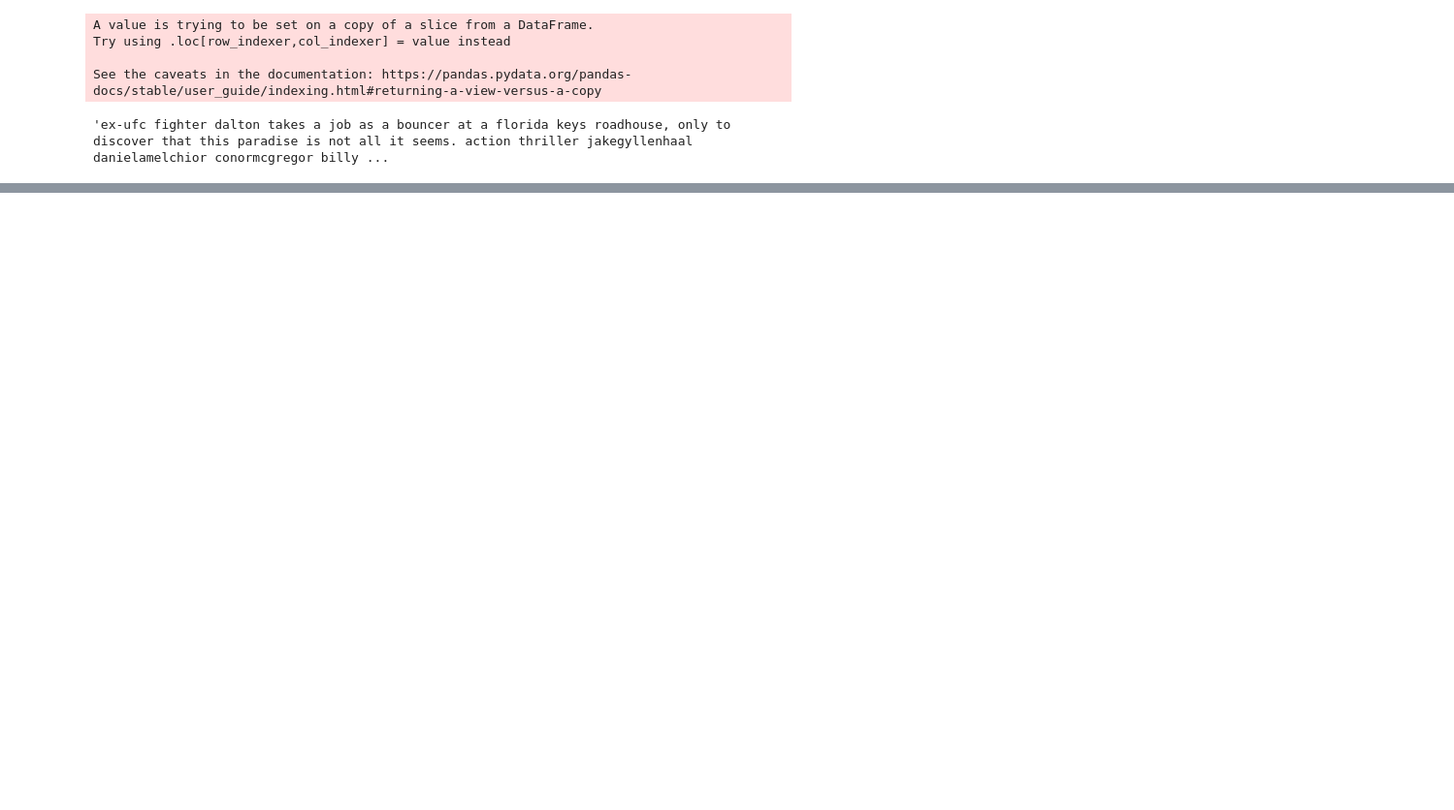
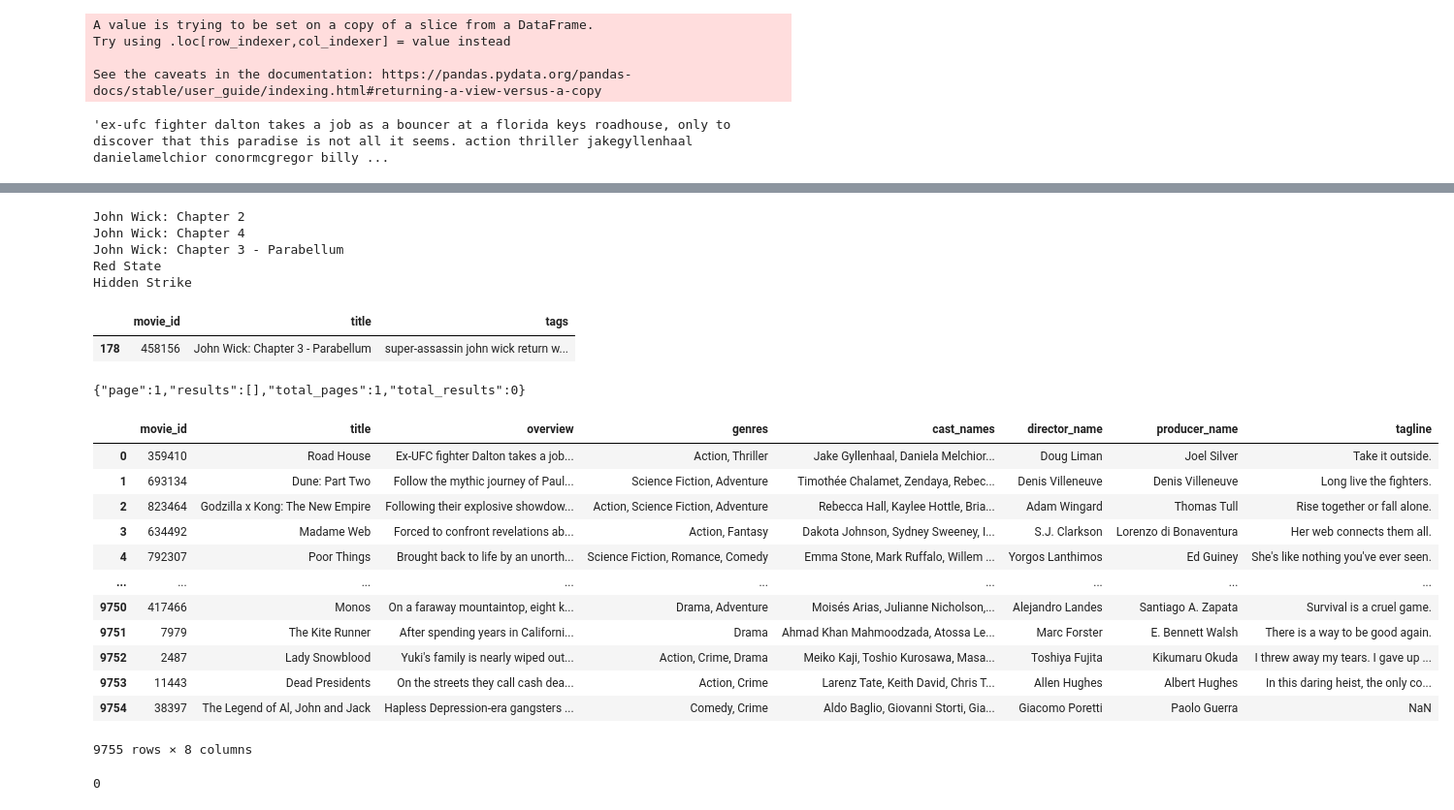
Before and after one commit to ChanderMohan27/Movie_Recommendation_And_Review_Analysis, a Jupyter notebook: experiment.ipynb, the cells around one changed output, grey strips where cells are left out. Shown at 97% size. Saved outputs shown, nothing was run; the diff lists cells and outputs as text; code cells hidden in the pictures; blank space fills up the shorter version.

Commit message:
adding recommendation pipeline

```diff
--- a/experiment.ipynb
+++ b/experiment.ipynb
@@ -621,0 +758,13 @@ cleaned_df
+# %%
+recommend("John Wick")
+# %% [output]
+John Wick: Chapter 2
+John Wick: Chapter 4
+John Wick: Chapter 3 - Parabellum
+Red State
+Hidden Strike
+# %%
+cleaned_df[cleaned_df["title"]=="John Wick: Chapter 3 - Parabellum"]
+# %% [output]
+|  | movie_id | title | tags |
+| 178 | 458156 | John Wick: Chapter 3 - Parabellum | super-assassin john wick return w... |
@@ -621,0 +793,26 @@ cleaned_df
+# %%
+a = movie.movie_detail_api()
+# %% [output]
+{"page":1,"results":[],"total_pages":1,"total_results":0}
+# %%
+df = pd.read_csv("artifacts/raw_data.csv")
+# %%
+df
+# %% [output]
+|  | movie_id | title | overview | genres | cast_names | director_name | producer_name | tagline |
+| 0 | 359410 | Road House | Ex-UFC fighter Dalton takes a job... | Action, Thriller | Jake Gyllenhaal, Daniela Melchior... | Doug Liman | Joel Silver | Take it outside. |
+| 1 | 693134 | Dune: Part Two | Follow the mythic journey of Paul... | Science Fiction, Adventure | Timothée Chalamet, Zendaya, Rebec... | Denis Villeneuve | Denis Villeneuve | Long live the fighters. |
+| 2 | 823464 | Godzilla x Kong: The New Empire | Following their explosive showdow... | Action, Science Fiction, Adventure | Rebecca Hall, Kaylee Hottle, Bria... | Adam Wingard | Thomas Tull | Rise together or fall alone. |
+| 3 | 634492 | Madame Web | Forced to confront revelations ab... | Action, Fantasy | Dakota Johnson, Sydney Sweeney, I... | S.J. Clarkson | Lorenzo di Bonaventura | Her web connects them all. |
+| 4 | 792307 | Poor Things | Brought back to life by an unorth... | Science Fiction, Romance, Comedy | Emma Stone, Mark Ruffalo, Willem ... | Yorgos Lanthimos | Ed Guiney | She's like nothing you've ever seen. |
+| ... | ... | ... | ... | ... | ... | ... | ... | ... |
+| 9750 | 417466 | Monos | On a faraway mountaintop, eight k... | Drama, Adventure | Moisés Arias, Julianne Nicholson,... | Alejandro Landes | Santiago A. Zapata | Survival is a cruel game. |
+| 9751 | 7979 | The Kite Runner | After spending years in Californi... | Drama | Ahmad Khan Mahmoodzada, Atossa Le... | Marc Forster | E. Bennett Walsh | There is a way to be good again. |
+| 9752 | 2487 | Lady Snowblood | Yuki's family is nearly wiped out... | Action, Crime, Drama | Meiko Kaji, Toshio Kurosawa, Masa... | Toshiya Fujita | Kikumaru Okuda | I threw away my tears. I gave up ... |
+| 9753 | 11443 | Dead Presidents | On the streets they call cash dea... | Action, Crime | Larenz Tate, Keith David, Chris T... | Allen Hughes | Albert Hughes | In this daring heist, the only co... |
+| 9754 | 38397 | The Legend of Al, John and Jack | Hapless Depression-era gangsters ... | Comedy, Crime | Aldo Baglio, Giovanni Storti, Gia... | Giacomo Poretti | Paolo Guerra | NaN |
+9755 rows × 8 columns
+# %%
+df.duplicated().sum()
+# %% [output]
+0
```
Also changed, not shown: parts of 33 cells of this notebook, 11 other files.
